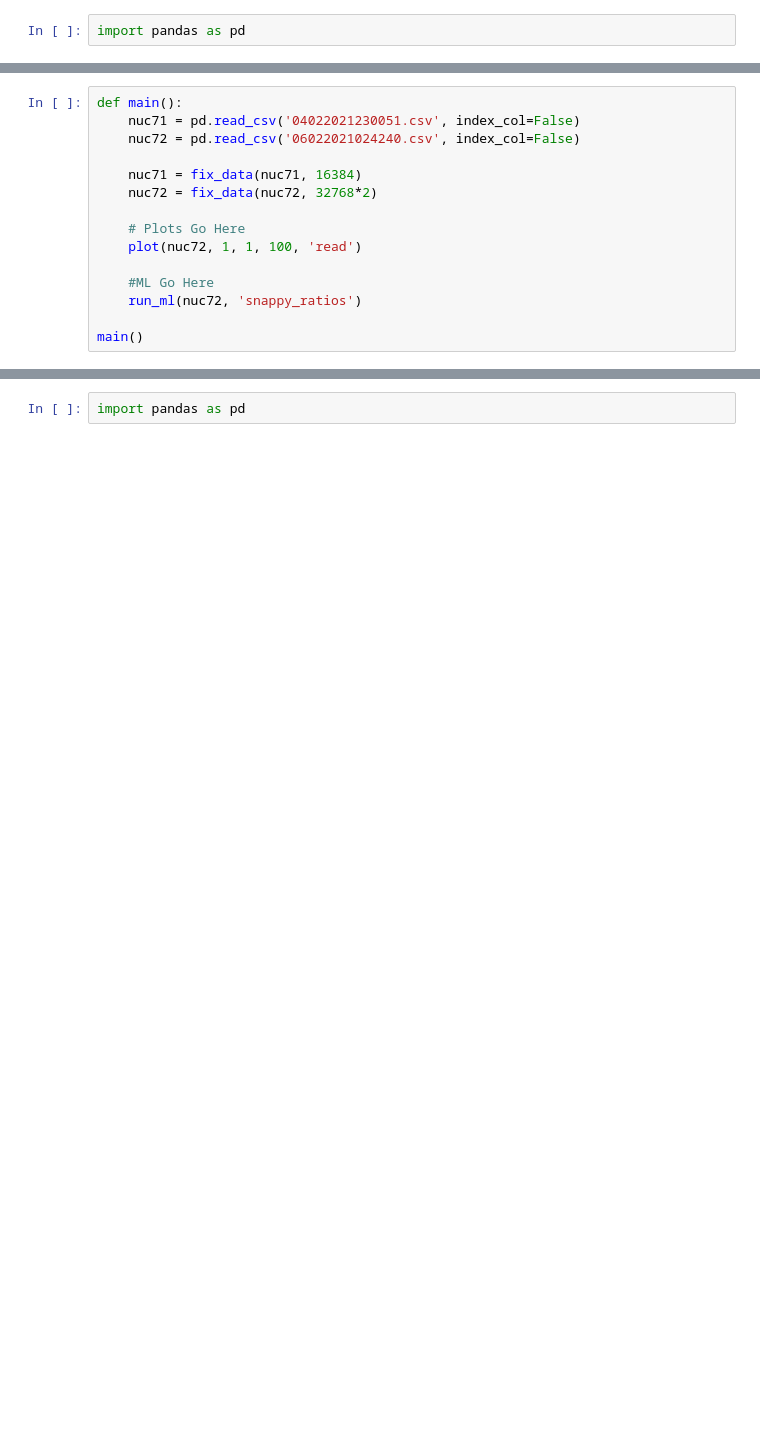
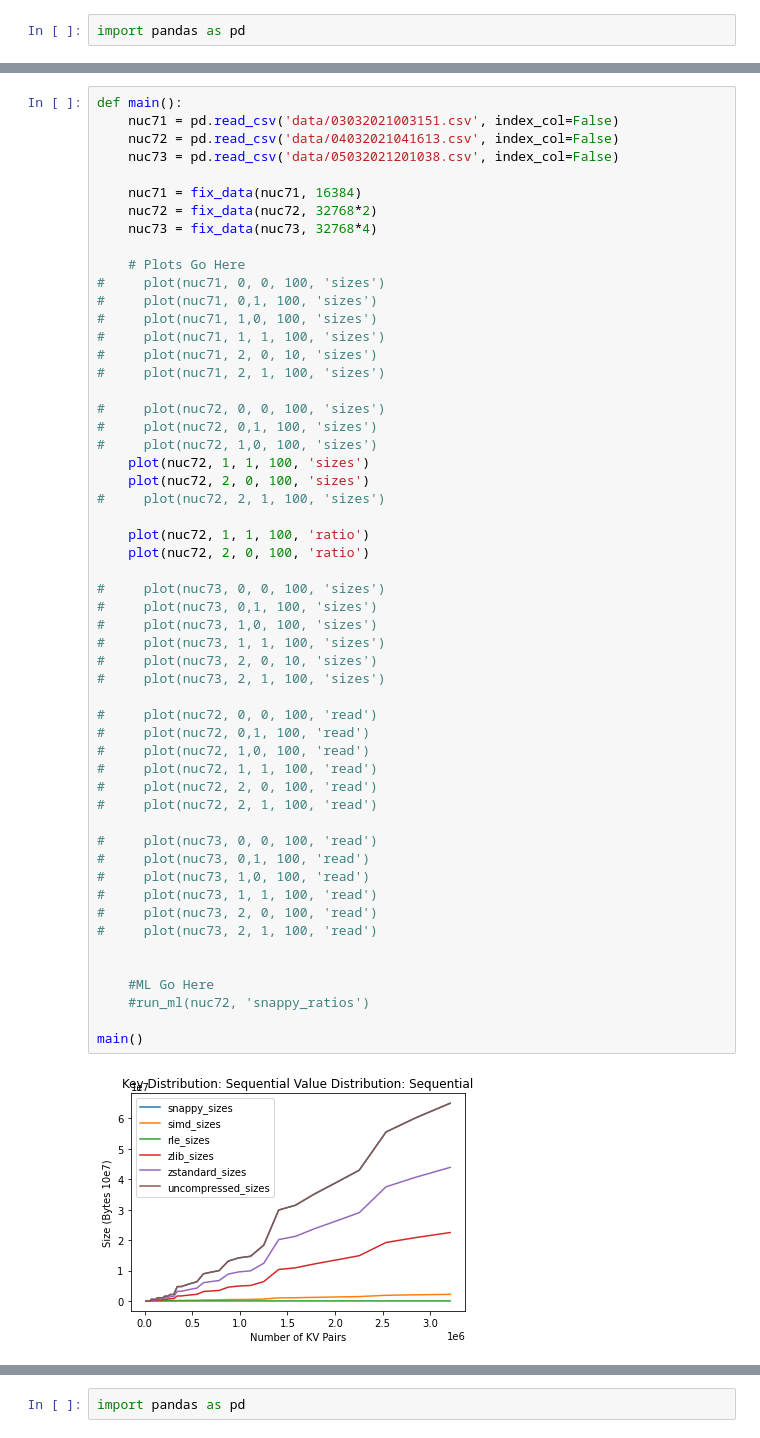
Before and after one commit to karthik6d/thesis, a Jupyter notebook: data_analysis.ipynb, the cells around one changed output, grey strips where cells are left out. Saved outputs shown, nothing was run; the diff lists cells and outputs as text; blank space fills up the shorter version.

```diff
--- a/data_analysis.ipynb
+++ b/data_analysis.ipynb
@@ -174,18 +190,3 @@ def run_ml(df, compression_scheme):
     print("Linear Regression CV Scores: ", crossFoldValidation(X, y, linreg)['test_score'])
     print("Random Forest CV Scores: ", crossFoldValidation(X, y, rf))
     print("MLP Regressor CV Scores: ", crossFoldValidation(X, y, mlp))
-# %%
-def main():
-    nuc71 = pd.read_csv('04022021230051.csv', index_col=False)
-    nuc72 = pd.read_csv('06022021024240.csv', index_col=False)
-
-    nuc71 = fix_data(nuc71, 16384)
-    nuc72 = fix_data(nuc72, 32768*2)
-
-    # Plots Go Here
-    plot(nuc72, 1, 1, 100, 'read')
-
-    #ML Go Here
-    run_ml(nuc72, 'snappy_ratios')
-
-main()
@@ -193,0 +193,56 @@ FileNotFoundError: [Errno 2] No such file or directory: '04022021230051.csv'
+# %%
+def main():
+    nuc71 = pd.read_csv('data/03032021003151.csv', index_col=False)
+    nuc72 = pd.read_csv('data/04032021041613.csv', index_col=False)
+    nuc73 = pd.read_csv('data/05032021201038.csv', index_col=False)
+
+    nuc71 = fix_data(nuc71, 16384)
+    nuc72 = fix_data(nuc72, 32768*2)
+    nuc73 = fix_data(nuc73, 32768*4)
+
+    # Plots Go Here
+#     plot(nuc71, 0, 0, 100, 'sizes')
+#     plot(nuc71, 0,1, 100, 'sizes')
+#     plot(nuc71, 1,0, 100, 'sizes')
+#     plot(nuc71, 1, 1, 100, 'sizes')
+#     plot(nuc71, 2, 0, 10, 'sizes')
+#     plot(nuc71, 2, 1, 100, 'sizes')
+
+#     plot(nuc72, 0, 0, 100, 'sizes')
+#     plot(nuc72, 0,1, 100, 'sizes')
+#     plot(nuc72, 1,0, 100, 'sizes')
+    plot(nuc72, 1, 1, 100, 'sizes')
+    plot(nuc72, 2, 0, 100, 'sizes')
+#     plot(nuc72, 2, 1, 100, 'sizes')
+
+    plot(nuc72, 1, 1, 100, 'ratio')
+    plot(nuc72, 2, 0, 100, 'ratio')
+
+#     plot(nuc73, 0, 0, 100, 'sizes')
+#     plot(nuc73, 0,1, 100, 'sizes')
+#     plot(nuc73, 1,0, 100, 'sizes')
+#     plot(nuc73, 1, 1, 100, 'sizes')
+#     plot(nuc73, 2, 0, 10, 'sizes')
+#     plot(nuc73, 2, 1, 100, 'sizes')
+
+#     plot(nuc72, 0, 0, 100, 'read')
+#     plot(nuc72, 0,1, 100, 'read')
+#     plot(nuc72, 1,0, 100, 'read')
+#     plot(nuc72, 1, 1, 100, 'read')
+#     plot(nuc72, 2, 0, 100, 'read')
+#     plot(nuc72, 2, 1, 100, 'read')
+
+#     plot(nuc73, 0, 0, 100, 'read')
+#     plot(nuc73, 0,1, 100, 'read')
+#     plot(nuc73, 1,0, 100, 'read')
+#     plot(nuc73, 1, 1, 100, 'read')
+#     plot(nuc73, 2, 0, 100, 'read')
+#     plot(nuc73, 2, 1, 100, 'read')
+
+
+    #ML Go Here
+    #run_ml(nuc72, 'snappy_ratios')
+
+main()
+# %% [output]
+[figure, added]
```
Also changed, not shown: parts of 9 cells of this notebook, 26 other files.
